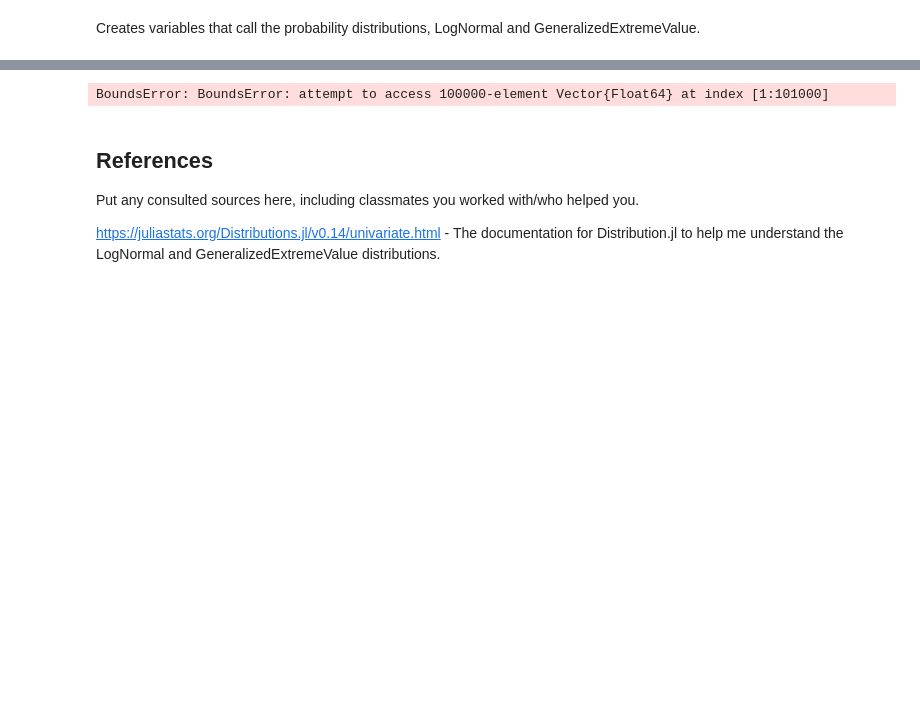
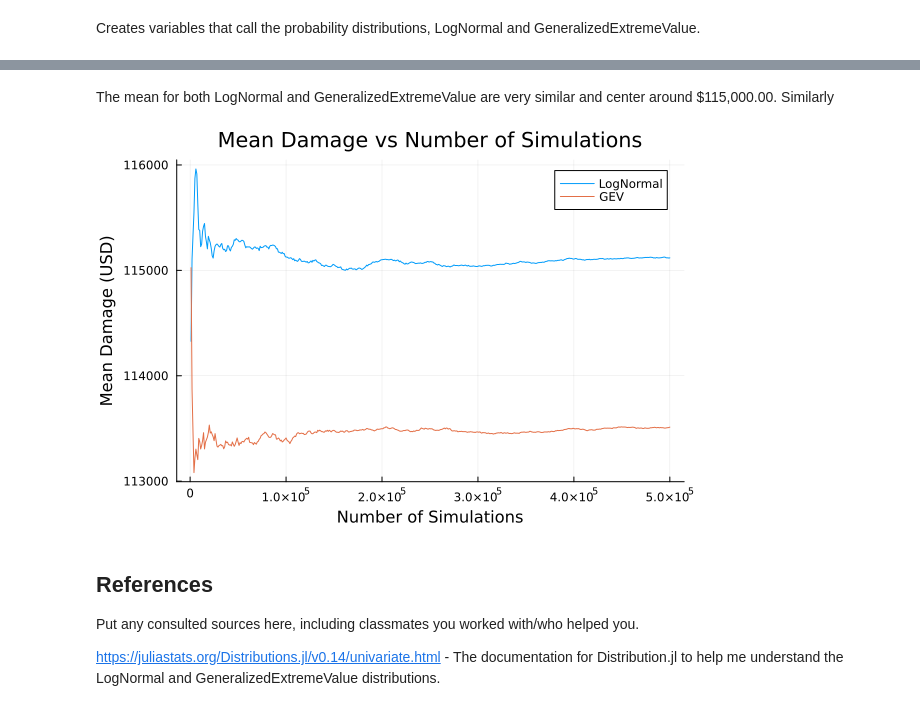
Before and after one commit to BEE4750-FA25/lab-2-pdc76, a Jupyter notebook: lab02.ipynb, the cells around one changed output, grey strips where cells are left out. Saved outputs shown, nothing was run; the diff lists cells and outputs as text; code cells hidden in the pictures; blank space fills up the shorter version.

```diff
--- a/lab02.ipynb
+++ b/lab02.ipynb
@@ -246,19 +246,30 @@ GeneralizedExtremeValue 99th Percentile Damage: $183424.03
+# %% [markdown]
+The mean for both LogNormal and GeneralizedExtremeValue are very similar and center around $115,000.00. Similarly
 # %%
-N = 200000
-sample_sizes = 0:1000:N
+#Take a sample of increasing size from 1000 to N to simulate convergence of the mean
+N = 500000
+sample_sizes = 1000:1000:N
+
+#Simulate N heights for each of the distributions
+log_normal_heights = rand(log_normal, N)
+log_damages = damage.(log_normal_heights)
+generalized_ev_heights = rand(generalized_ev, N)
+gev_damages = damage.(generalized_ev_heights)
+
+#Calculate and plot the mean damage as a function of sample size to see convergence
 log_means = [mean(log_damages[1:n]) for n in sample_sizes]
 gev_means = [mean(gev_damages[1:n]) for n in sample_sizes]
 mean_graph = plot(
     sample_sizes,
     [log_means gev_means];
     xlabel="Number of Simulations",
     ylabel="Mean Damage (USD)",
     title="Mean Damage vs Number of Simulations",
     label=["LogNormal" "GEV"],
     legend=:topright)
 display(mean_graph)
 # %% [output]
-BoundsError: BoundsError: attempt to access 100000-element Vector{Float64} at index [1:101000]
+[figure, added]
 # %% [markdown]
 ## References
 
```
Also changed, not shown: parts of 3 cells of this notebook.
